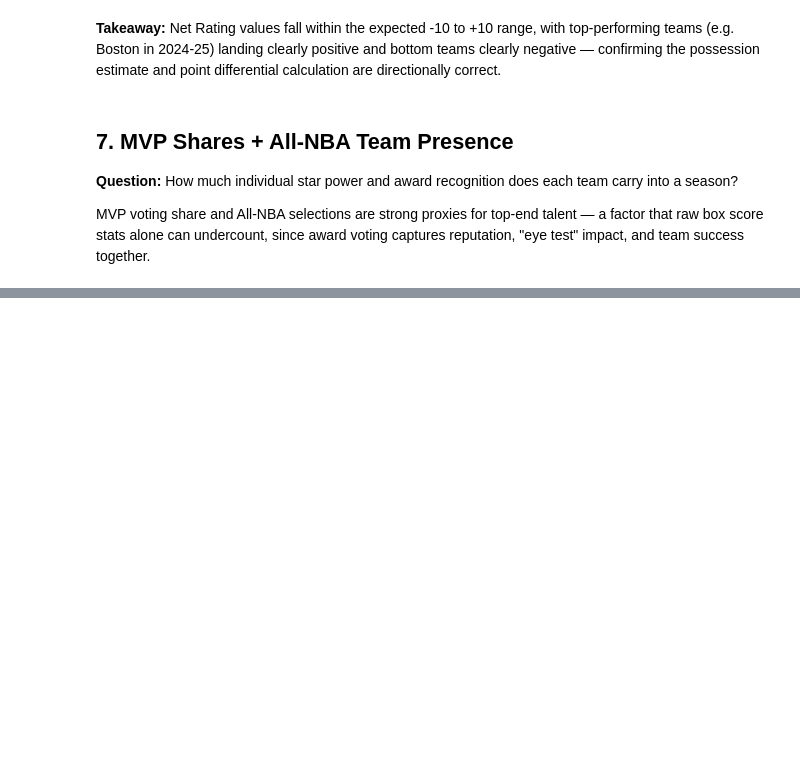
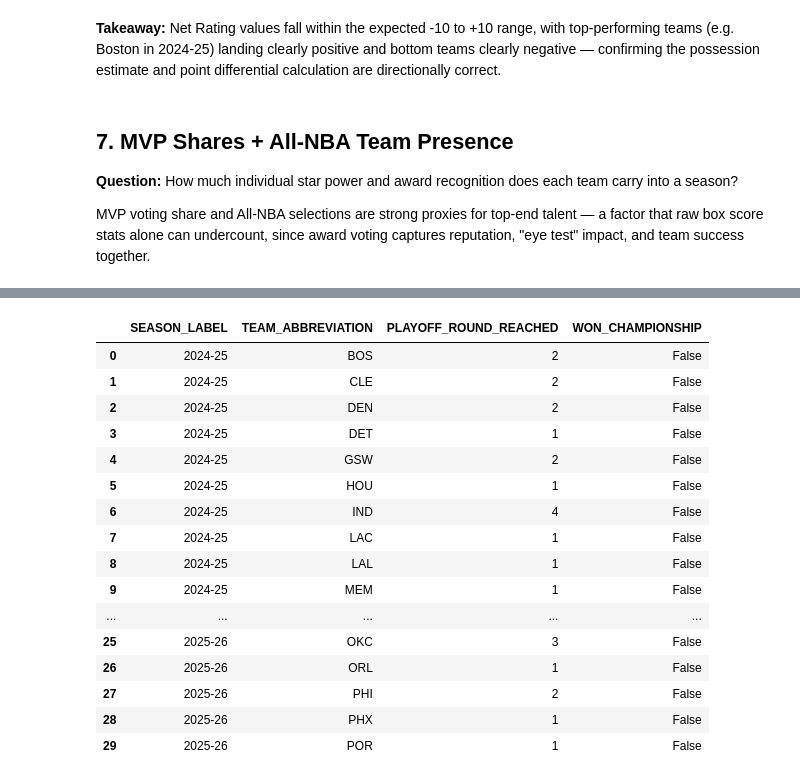
Before and after one commit to lianlianliann/nba-26-27-predictor, a Jupyter notebook: notebooks/02_feature_engineering.ipynb, the cells around one changed output, grey strips where cells are left out. Cells and saved outputs as stored; diff of their text form; code cells hidden in the pictures; blank space fills up the shorter version.

```diff
--- a/notebooks/02_feature_engineering.ipynb
+++ b/notebooks/02_feature_engineering.ipynb
@@ -313,0 +336,64 @@ Shape of the grouped dataframe with four factors, net rating, and MVP/All-NBA da
+# %%
+# filtering games_combined to playoff games only
+playoff_games = games_combined[games_combined['SEASON_TYPE_LABEL'] == 'Playoffs'].copy()
+
+# creating a win column from the playoff_games
+playoff_games['WIN'] = playoff_games['WL'].apply(lambda x: 1 if x == 'W' else 0)
+
+# each team's opponent per game, using the matchup column
+def get_opponent(row):
+    teams_in_matchup = row['MATCHUP'].replace('@', 'vs.').split(' vs. ')
+    teams_in_matchup = [t.strip() for t in teams_in_matchup]
+    return [t for t in teams_in_matchup if t != row['TEAM_ABBREVIATION']][0]
+
+playoff_games['OPPONENT'] = playoff_games.apply(get_opponent, axis=1)
+
+# grouping by season_label and team abb to identify each distinct playoff series to order series chronologically and count wins within that series
+series_summary = playoff_games.groupby(['SEASON_LABEL', 'TEAM_ABBREVIATION', 'OPPONENT']).agg(
+    SERIES_START_DATE=('GAME_DATE', 'min'),
+    SERIES_WIN=('WIN', 'sum'),
+    SERIES_GAMES=('GAME_ID', 'count')
+).reset_index()
+
+# WON SERIES LOGIC
+series_summary['WON_SERIES'] = series_summary['SERIES_WIN'] > (series_summary['SERIES_GAMES'] / 2)
+
+# ranking series chronologically within each season
+series_summary['ROUND_NUMBER'] = series_summary.groupby(['SEASON_LABEL', 'TEAM_ABBREVIATION'])['SERIES_START_DATE'].rank(method='first').astype(int)
+
+# team-season furthest series (win or lose)
+playoff_depth = series_summary.groupby(['SEASON_LABEL', 'TEAM_ABBREVIATION']).agg(
+    PLAYOFF_ROUND_REACHED=('ROUND_NUMBER', 'max')
+).reset_index()
+
+# a team is champion if they reached the furthest round (4) and won that series
+finals_results = series_summary[series_summary['ROUND_NUMBER'] == 4][['SEASON_LABEL', 'TEAM_ABBREVIATION', 'WON_SERIES']]
+finals_results = finals_results.rename(columns={'WON_SERIES': 'WON_CHAMPIONSHIP'})
+
+playoff_depth = pd.merge(
+    playoff_depth,
+    finals_results,
+    on=['SEASON_LABEL', 'TEAM_ABBREVIATION'],
+    how='left'
+)
+playoff_depth['WON_CHAMPIONSHIP'] = playoff_depth['WON_CHAMPIONSHIP'].fillna(False)
+
+display(playoff_depth.head(30))
+# %% [output]
+|  | SEASON_LABEL | TEAM_ABBREVIATION | PLAYOFF_ROUND_REACHED | WON_CHAMPIONSHIP |
+| 0 | 2024-25 | BOS | 2 | False |
+| 1 | 2024-25 | CLE | 2 | False |
+| 2 | 2024-25 | DEN | 2 | False |
+| 3 | 2024-25 | DET | 1 | False |
+| 4 | 2024-25 | GSW | 2 | False |
+| 5 | 2024-25 | HOU | 1 | False |
+| 6 | 2024-25 | IND | 4 | False |
+| 7 | 2024-25 | LAC | 1 | False |
+| 8 | 2024-25 | LAL | 1 | False |
+| 9 | 2024-25 | MEM | 1 | False |
+| ... | ... | ... | ... | ... |
+| 25 | 2025-26 | OKC | 3 | False |
+| 26 | 2025-26 | ORL | 1 | False |
+| 27 | 2025-26 | PHI | 2 | False |
+| 28 | 2025-26 | PHX | 1 | False |
+| 29 | 2025-26 | POR | 1 | False |
```
Also changed, not shown: parts of 23 cells of this notebook, 2 other files.
